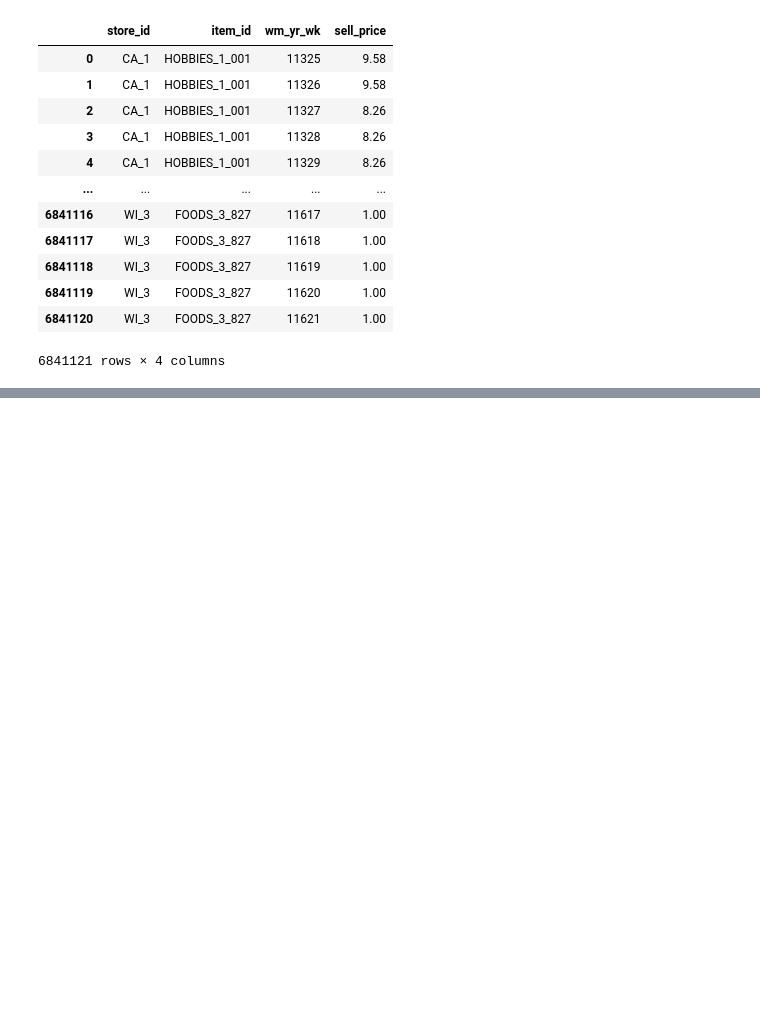
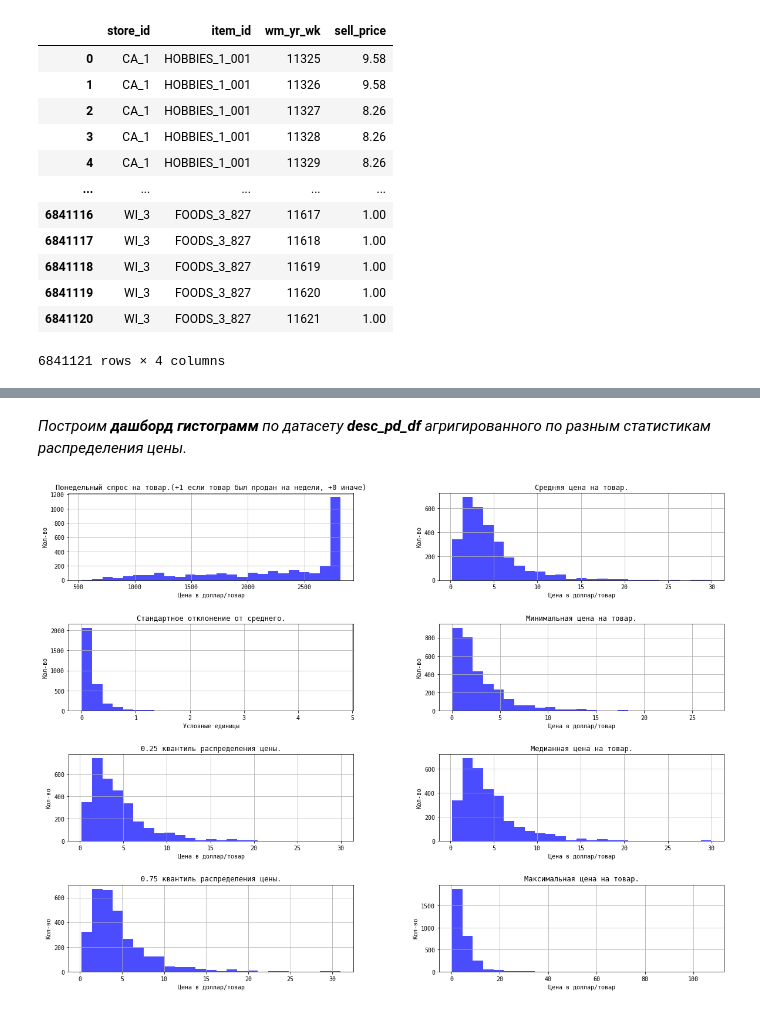
Before and after one commit to DaveMSU/Kaggle, a Jupyter notebook: M5_Forecasting/Solution(rus).ipynb, the cells around one changed output, grey strips where cells are left out. Cells and saved outputs as stored; diff of their text form; code cells hidden in the pictures; blank space fills up the shorter version.

```diff
--- a/M5_Forecasting/Solution(rus).ipynb
+++ b/M5_Forecasting/Solution(rus).ipynb
@@ -150,0 +333,5 @@ price_df
+# %%
+desс_pr_df = price_df.drop(['store_id','wm_yr_wk'], axis=1).groupby('item_id').describe()
+desс_pr_df.columns = ['count', 'mean', 'std', 'min', '25%', '50%', '75%', 'max'] # Избавляемся от мультииндексов.
+desс_pr_df.index.name = ''                                                       # Просто так красивее)
+desс_pr_df
@@ -150,0 +399,31 @@ price_df
+# %%
+plt.rc('figure', figsize=(20,15))       # Устанавливаем размеры графиков.
+font = {'family' : 'monospace'}
+plt.rc('font', **font)
+# %% [markdown]
+*Построим **дашборд гистограмм** по датасету **desc_pd_df** агригированного по разным статистикам распределения цены.*
+# %%
+names = ['Понедельный спрос на товар.(+1 если товар был продан на недели, +0 иначе)', 'Средняя цена на товар.',
+         'Стандартное отклонение от среднего.', 'Минимальная цена на товар.',
+         '0.25 квантиль распределения цены.', 'Медианная цена на товар.',
+         '0.75 квантиль распределения цены.', 'Максимальная цена на товар.']
+# %%
+plt.rc('figure', figsize=(20,15))
+fig, axes = plt.subplots(4, 2)
+
+for id_ in range(8):
+  row_id = int(id_ / 2)
+  col_id = id_ % 2
+  axes[row_id,col_id].hist(desс_pr_df.iloc[:,id_].to_list(), bins=25, color='b', alpha=0.7);
+  axes[row_id,col_id].set_title(names[id_])
+  axes[row_id,col_id].set_xlabel('Цена в доллар/товар')
+  axes[row_id,col_id].set_ylabel('Кол-во')
+  axes[row_id,col_id].grid()
+axes[1,0].set_xlabel('Условные единицы')
+
+plt.subplots_adjust(wspace=0.3, hspace=0.5) # Задаем пустое пространство между графиками.
+
+plt.show()
+plt.close()
+# %% [output]
+[figure, added]
```
Also changed, not shown: parts of 261 cells of this notebook.
